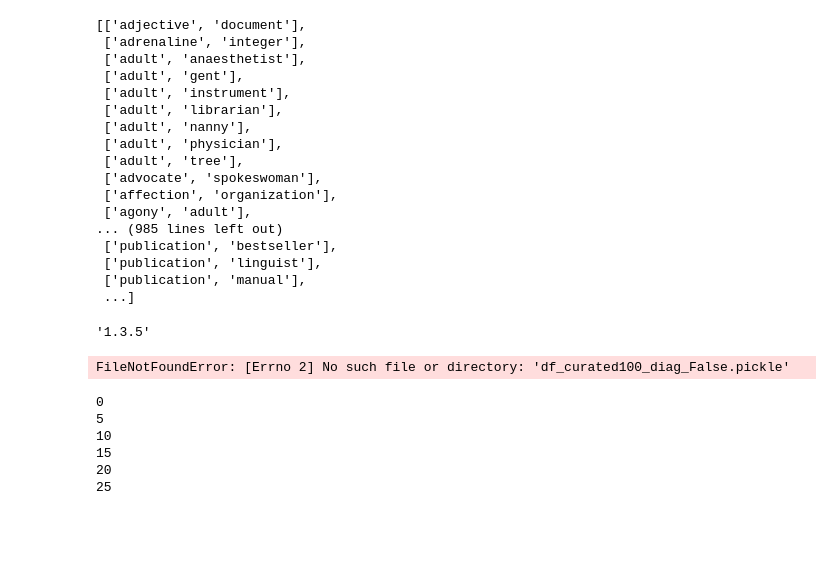
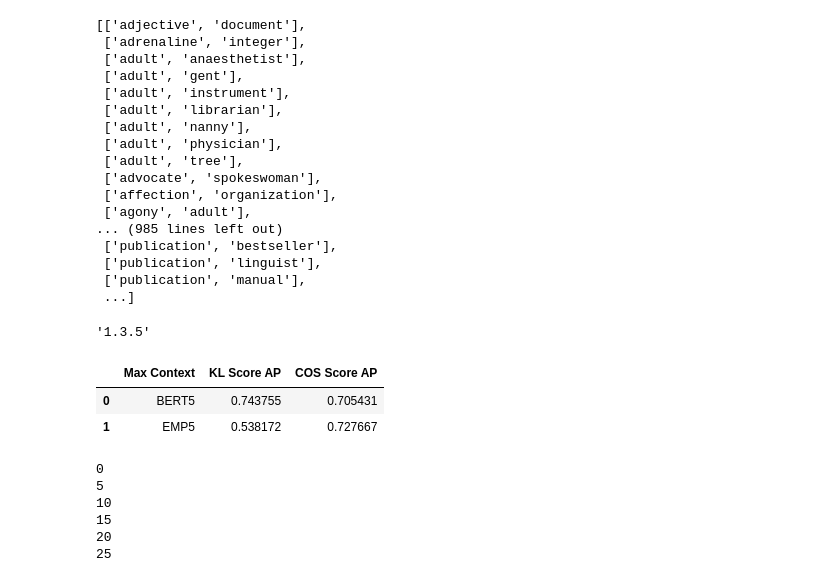
Before and after one commit to roritol/Bachelor-thesis, a Jupyter notebook: jupyter_notebook/Pipeline_Bert_Baroni.ipynb, the cells around one changed output. Saved outputs shown, nothing was run; the diff lists cells and outputs as text; code cells hidden in the pictures; blank space fills up the shorter version.

Commit message:
import files

```diff
--- a/jupyter_notebook/Pipeline_Bert_Baroni.ipynb
+++ b/jupyter_notebook/Pipeline_Bert_Baroni.ipynb
@@ -326,53 +326,18 @@ embavg = torch.load('../data_distrembed/onetenth_vocab.embavg.pt')
 pd.__version__
 # %% [output]
 '1.3.5'
-# %%
-import pickle5 as pickle
-
-
-with open('../data_shared/df_AP100_random_False.pickle', 'rb') as f:
-    df_AP100_random_False = pickle.load(f)
-
-with open('../data_shared/df_AP100_random_True.pickle', 'rb') as f:
-    df_AP100_random_True = pickle.load(f)
-
-with open('../data_shared/df_AP200_random_False.pickle', 'rb') as f:
-    df_AP200_random_False = pickle.load(f)
-
-with open('../data_shared/df_AP200_random_True.pickle', 'rb') as f:
-    df_AP200_random_True = pickle.load(f)
-
-with open('../data_shared/df_AP300_random_False.pickle', 'rb') as f:
-    df_AP300_random_False = pickle.load(f)
-
-with open('../data_shared/df_AP300_random_True.pickle', 'rb') as f:
-    df_AP300_random_True = pickle.load(f)
-
-with open('../data_shared/df_AP400_random_False.pickle', 'rb') as f:
-    df_AP400_random_False = pickle.load(f)
-
-with open('../data_shared/df_AP400_random_True.pickle', 'rb') as f:
-    df_AP400_random_True = pickle.load(f)
-
-with open('../data_shared/df_AP500_random_False.pickle', 'rb') as f:
-    df_AP500_random_False = pickle.load(f)
-
-with open('../data_shared/df_AP500_random_True.pickle', 'rb') as f:
-    df_AP500_random_True = pickle.load(f)
-
-with open('../data_shared/df_AP600_random_False.pickle', 'rb') as f:
-    df_AP600_random_False = pickle.load(f)
-
-with open('../data_shared/df_AP600_random_True.pickle', 'rb') as f:
-    df_AP600_random_True = pickle.load(f)
-
-with open('../data_shared/df_AP700_random_False.pickle', 'rb') as f:
-    df_AP700_random_False = pickle.load(f)
-
-with open('../data_shared/df_AP700_random_True.pickle', 'rb') as f:
-    df_AP700_random_True = pickle.load(f)
-# %% [output]
-FileNotFoundError: [Errno 2] No such file or directory: 'df_curated100_diag_False.pickle'
+# %%
+import pickle5 as pickle
+
+
+with open('../data_shared/fixed/df_AP5_Falsenum1.pickle', 'rb') as f:
+    df_AP5_Falsenum1 = pickle.load(f)
+# %%
+df_AP5_Falsenum1
+# %% [output]
+|  | Max Context | KL Score AP | COS Score AP |
+| 0 | BERT5 | 0.743755 | 0.705431 |
+| 1 | EMP5 | 0.538172 | 0.727667 |
 # %%
 for i in range(0,26,5):
     print(i)
```
